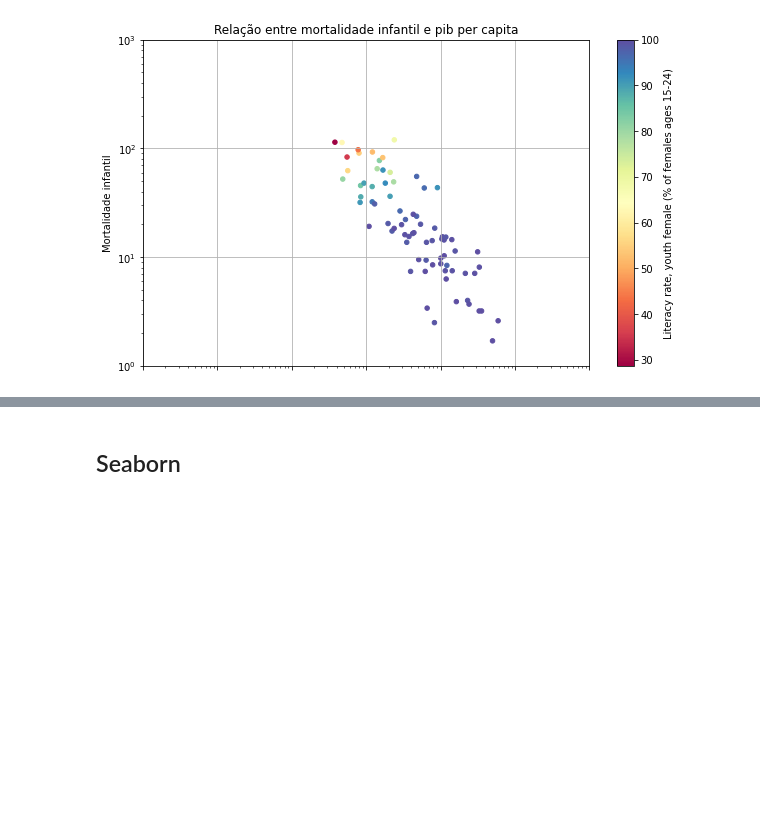
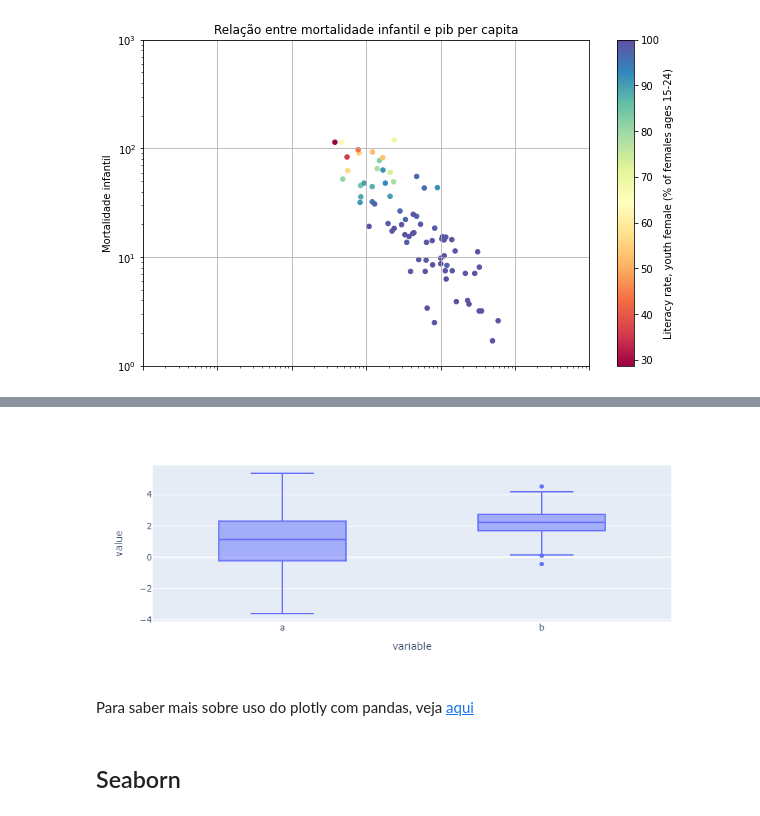
Before and after one commit to felbuch/Python_EPGE, a Jupyter notebook: 10-Aulas/90 - Gráficos.ipynb, the cells around one changed output, grey strips where cells are left out. Cells and saved outputs as stored; diff of their text form; code cells hidden in the pictures; blank space fills up the shorter version.

```diff
--- a/10-Aulas/90 - Gráficos.ipynb
+++ b/10-Aulas/90 - Gráficos.ipynb
@@ -149,3 +165,19 @@ mundo.plot(x = "GDP per capita (constant 2010 US$)",
+# %%
+#Um exemplo com boxplot
+#Fonte: https://plotly.com/python/pandas-backend/
+
+np.random.seed(1)
+
+df = pd.DataFrame(dict(
+    a=np.random.normal(loc=1, scale=2, size=100),
+    b=np.random.normal(loc=2, scale=1, size=100)
+))
+fig = df.plot.box()
+fig.show()
+# %% [output]
+[figure, added]
+# %% [markdown]
+Para saber mais sobre uso do plotly com pandas, veja [aqui](https://plotly.com/python/pandas-backend/)
 # %% [markdown]
 ## Seaborn
 # %% [markdown]
```
Also changed, not shown: parts of 7 cells of this notebook.
